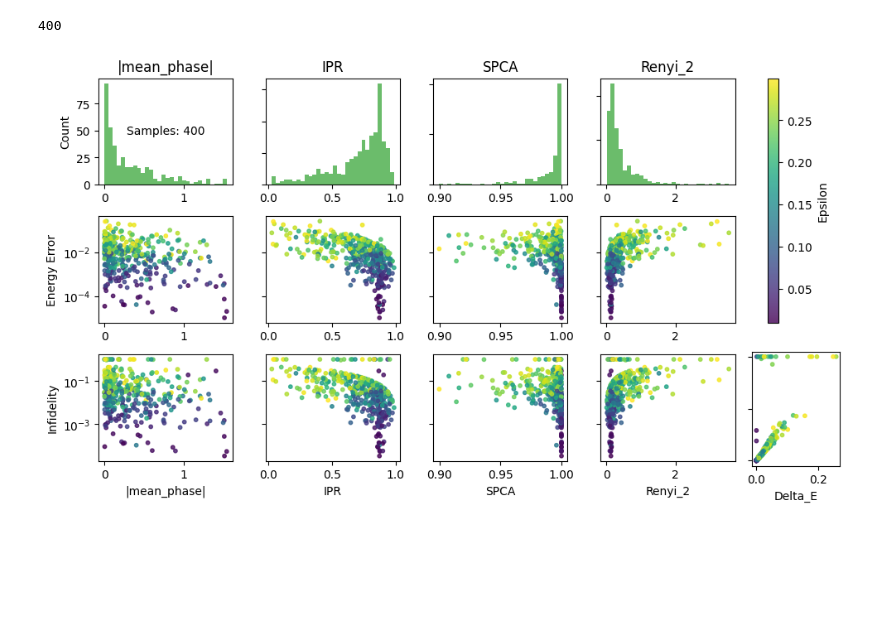
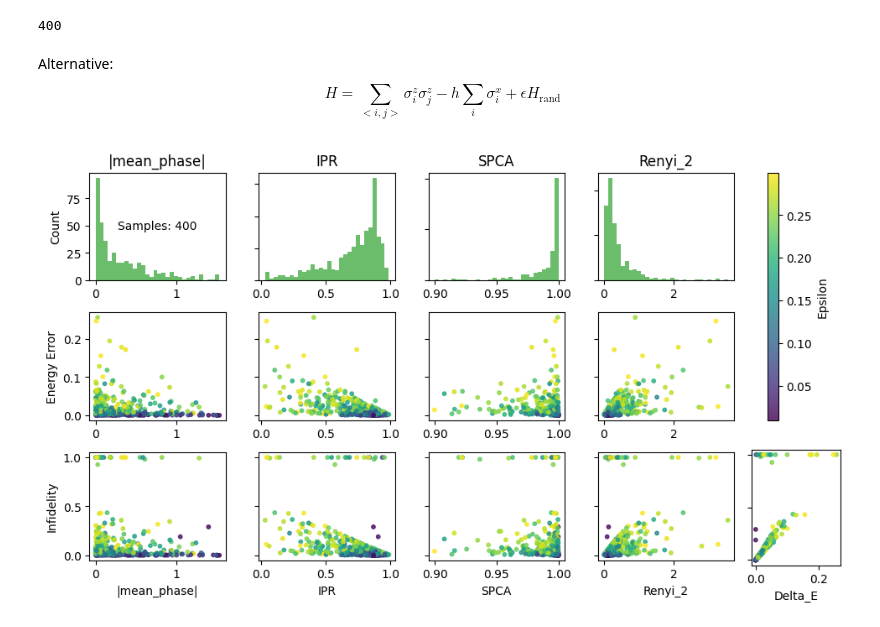
Before and after one commit to NilsNiggemann/DataMiningRBMs, a Jupyter notebook: Netket/analysis.ipynb, the cells around one changed output. Cells and saved outputs as stored; diff of their text form; code cells hidden in the pictures; blank space fills up the shorter version.

```diff
--- a/Netket/analysis.ipynb
+++ b/Netket/analysis.ipynb
@@ -3,3 +3,16 @@ import os
 import analysis
 from analysis import mean_phase, ipr, pca_entropy, renyi_entropy, infidelity
 import matplotlib.pyplot as plt
+# %%
+hypotheses = {
+    "mean_phase" : mean_phase,
+    "IPR" : ipr,
+    "SPCA" : pca_entropy,
+    "Renyi_2" : renyi_entropy,
+}
+
+h5_files = [os.path.join("data_rand", f) for f in os.listdir('data_rand') if f.endswith('.h5')]
+
+df = analysis.load_outputs_to_dataframe(h5_files)
+df = analysis.attach_hypotheses_fields(df, hypotheses)
+print(len(df))
@@ -21,6 +91,8 @@ df["epsilon"] = epsilons
 print(len(df))
 # %% [output]
 400
+# %% [markdown]
+Alternative: $$H = \sum_{<i,j>} \sigma_i^z \sigma_j^z - h \sum_i \sigma_i^x + \epsilon H_\text{rand}$$
 # %%
 import matplotlib.pyplot as plt
 import matplotlib.gridspec as gridspec
@@ -46,8 +118,8 @@ for idx, name in enumerate(hypotheses.keys()):
         title = name
 
 
-    axes[1, idx].set_yscale("log")
-    axes[2, idx].set_yscale("log")
+    # axes[1, idx].set_yscale("log")
+    # axes[2, idx].set_yscale("log")
 
     axes[0, idx].hist(data, bins=30, color="C2", alpha=0.7)
     axes[0, idx].set_title(title)
@@ -57,31 +129,31 @@ for idx, name in enumerate(hypotheses.keys()):
         axes[0, idx].tick_params(axis='y', labelleft=False)
 
     # Second row: Energy error vs hypothesis
     scatter = axes[1, idx].scatter(data, df["Delta_E"], c=df["epsilon"], cmap='viridis', alpha=0.8, s=scatter_size)
     if idx == 0:
         axes[1, 0].set_ylabel("Energy Error")
     else:
         axes[1, idx].tick_params(axis='y', labelleft=False)
     aligned_infid = df["infidelity"]
     axes[2, idx].scatter(data, aligned_infid, c=df["epsilon"], cmap='viridis', alpha=0.8, s=scatter_size)
     axes[2, idx].set_xlabel(title)
     if idx == 0:
         axes[2, 0].set_ylabel("Infidelity")
     else:
         axes[2, idx].tick_params(axis='y', labelleft=False)
 # Colorbar in the rightmost column, spanning all rows
 plt.tight_layout()
 cbar_ax = fig.add_subplot(gs[0:-1, -1])
 bottom_right_ax = fig.add_subplot(gs[-1, -1])
 bottom_right_ax.set_position([0.87, 0.1, 0.1, 0.23])  # Adjust position: [left, bottom, width, height]
 bottom_right_ax.tick_params(axis='y', labelleft=False)
 bottom_right_ax.scatter(df["Delta_E"], df["infidelity"], c=df["epsilon"], cmap='viridis', alpha=0.8, s=scatter_size)
 bottom_right_ax.set_xlabel("Delta_E")
 axes[0, 0].text(0.5, 0.5, f"Samples: {len(df)}", transform=axes[0, 0].transAxes,
                 fontsize=10, color="black", ha="center", va="center")
 cbar = fig.colorbar(scatter, cax=cbar_ax)
 cbar.set_label("Epsilon")
 
 plt.show()
 # %% [output]
-[figure, old version]
+[figure, new version]
```
Also changed, not shown: parts of 3 cells of this notebook.
